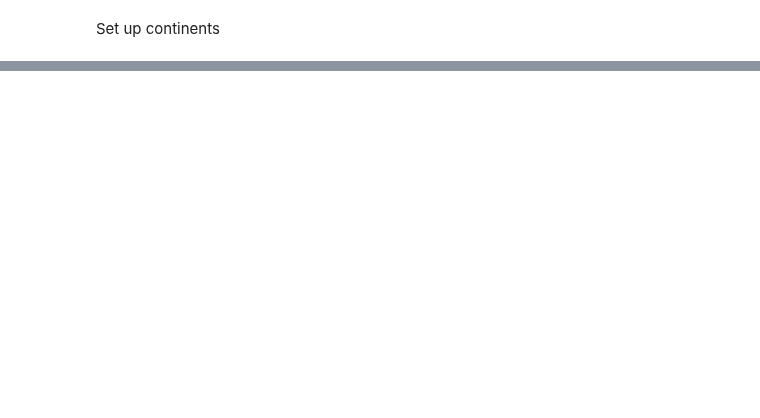
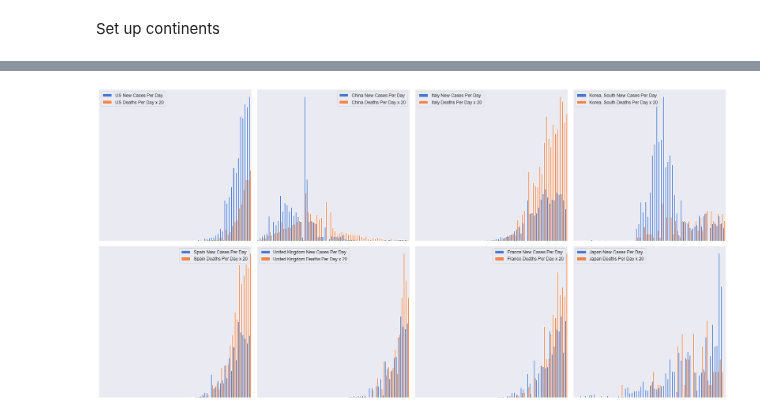
Before and after one commit to danlaw/covid19-analysis, a Jupyter notebook: covid2.ipynb, the cells around one changed output, grey strips where cells are left out. Saved outputs shown, nothing was run; the diff lists cells and outputs as text; code cells hidden in the pictures; blank space fills up the shorter version.

Commit message:
Daily update and new per day charts

```diff
--- a/covid2.ipynb
+++ b/covid2.ipynb
@@ -15,6 +15,7 @@ sns.set_context("notebook", font_scale = 1.1)
 #get the data from CSSE at Johns Hopkins University's Github
 confirmed = pd.read_csv('https://raw.githubusercontent.com/CSSEGISandData/COVID-19/master/csse_covid_19_data/csse_covid_19_time_series/time_series_covid19_confirmed_global.csv')
 deaths = pd.read_csv('https://raw.githubusercontent.com/CSSEGISandData/COVID-19/master/csse_covid_19_data/csse_covid_19_time_series/time_series_covid19_deaths_global.csv')
+recoveries = pd.read_csv('https://raw.githubusercontent.com/CSSEGISandData/COVID-19/master/csse_covid_19_data/csse_covid_19_time_series/time_series_covid19_recovered_global.csv')
 # %% [markdown]
 Set up continents
 # %%
@@ -105,15 +106,19 @@ for i in confirmed['Country/Region']:
 #add continent to the data
 confirmed['Continent'] = confirmed.apply(lambda x: check_continent(x['Country/Region']), axis=1)
 deaths['Continent'] = deaths.apply(lambda x: check_continent(x['Country/Region']), axis=1)
+recoveries['Continent'] = recoveries.apply(lambda x: check_continent(x['Country/Region']), axis=1)
 
 C = confirmed.drop(confirmed.columns[[0,1,2,3]], axis = 1)
 D = deaths.drop(deaths.columns[[0,1,2,3]], axis = 1)
+R = recoveries.drop(recoveries.columns[[0,1,2,3]], axis = 1)
 #sum up values to 1 value per day per country
 C2 = C.groupby('Continent').sum().transpose()
 D2 = D.groupby('Continent').sum().transpose()
+R2 = R.groupby('Continent').sum().transpose()
 #parse the datetime fields
 C2.index = pd.to_datetime(C2.index)
 D2.index = pd.to_datetime(D2.index)
+R2.index = pd.to_datetime(R2.index)
 # %%
 #new area plot
 
@@ -224,0 +230,78 @@ fig.savefig('charts/20200329-covid19-chart.png')
+# %%
+#This plot looks at deaths per day and new cases per day vs. cumulative - for US and China
+
+C3 = confirmed.drop(confirmed.columns[[0,2,3,-1]], axis = 1)
+D3 = deaths.drop(deaths.columns[[0,2,3,-1]], axis = 1)
+R3 = recoveries.drop(recoveries.columns[[0,2,3,-1]], axis = 1)
+#sum up values to 1 value per day per country
+C4 = C3.groupby('Country/Region').sum().transpose()
+D4 = D3.groupby('Country/Region').sum().transpose()
+R4 = R3.groupby('Country/Region').sum().transpose()
+#parse the datetime fields
+C4.index = pd.to_datetime(C4.index)
+D4.index = pd.to_datetime(D4.index)
+R4.index = pd.to_datetime(R4.index)
+
+US = pd.DataFrame({'US New Cases Per Day':USNewCasesPerDay,'US Deaths Per Day x 20':USDeathsPerDay*20})
+
+def CvsD(country):
+    CountryDeathsPerDay = D4[country][1:] - D4[country][:-1].values
+    CountryCasesPerDay = C4[country][1:] - C4[country][:-1].values
+    Country = pd.DataFrame({country + ' New Cases Per Day':CountryCasesPerDay,country + ' Deaths Per Day x 20':CountryDeathsPerDay*20})
+    return Country
+
+def CvsR(country):
+    CountryCasesPerDay = C4[country][1:] - C4[country][:-1].values
+    CountryRecoveriesPerDay = R4[country][1:] - R4[country][:-1].values
+    Country = pd.DataFrame({country + ' New Cases Per Day':CountryCasesPerDay, country + ' Recoveries Per Day':CountryRecoveriesPerDay})
+    return Country
+
+def CvsDvsR(country):
+    CountryDeathsPerDay = D4[country][1:] - D4[country][:-1].values
+    CountryCasesPerDay = C4[country][1:] - C4[country][:-1].values
+    CountryRecoveriesPerDay = R4[country][1:] - R4[country][:-1].values
+    Country = pd.DataFrame({country + ' New Cases Per Day':CountryCasesPerDay,country + ' Deaths Per Day x 20':CountryDeathsPerDay*20, country + ' Recoveries Per Day':CountryRecoveriesPerDay})
+    return Country
+
+sns.set_style("darkgrid")
+sns.set_context("notebook", font_scale = 1.1)
+
+#Set up plot
+fig, ((axarr1, axarr2, axarr3, axarr4), (axarr5, axarr6, axarr7, axarr8)) = plt.subplots(nrows=2, ncols=4, figsize=(24, 12))
+
+plt.subplots_adjust(hspace=-1)
+sns.set_palette(sns.color_palette("muted",7))
+
+#plot stacked area chart of deaths
+CvsD('US').plot(kind='bar', ax=axarr1, width=1)
+CvsD('China').plot(kind='bar', ax=axarr2, width=1)
+CvsD('Italy').plot(kind='bar', ax=axarr3, width=1)
+CvsD('Korea, South').plot(kind='bar', ax=axarr4, width=1)
+CvsD('Spain').plot(kind='bar', ax=axarr5, width=1)
+CvsD('United Kingdom').plot(kind='bar', ax=axarr6, width=1)
+CvsD('France').plot(kind='bar', ax=axarr7, width=1)
+CvsD('Japan').plot(kind='bar', ax=axarr8, width=1)
+axarr1.axes.get_xaxis().set_ticks([])
+axarr1.axes.get_yaxis().set_ticks([])
+axarr2.axes.get_xaxis().set_ticks([])
+axarr2.axes.get_yaxis().set_ticks([])
+axarr3.axes.get_xaxis().set_ticks([])
+axarr3.axes.get_yaxis().set_ticks([])
+axarr4.axes.get_xaxis().set_ticks([])
+axarr4.axes.get_yaxis().set_ticks([])
+axarr5.axes.get_xaxis().set_ticks([])
+axarr5.axes.get_yaxis().set_ticks([])
+axarr6.axes.get_xaxis().set_ticks([])
+axarr6.axes.get_yaxis().set_ticks([])
+axarr7.axes.get_xaxis().set_ticks([])
+axarr7.axes.get_yaxis().set_ticks([])
+axarr8.axes.get_xaxis().set_ticks([])
+axarr8.axes.get_yaxis().set_ticks([])
+#axarr2.get_shared_y_axes().join(axarr1, axarr2)
+# axarr2.get_shared_y_axes().join(axarr2, axarr4)
+
+plt.tight_layout()
+
+fig.savefig('charts/20200330-covid19-comparison-chart.png')
+# %% [output]
+[figure, added]
```
Also changed, not shown: parts of 3 cells of this notebook, 3 other files.
